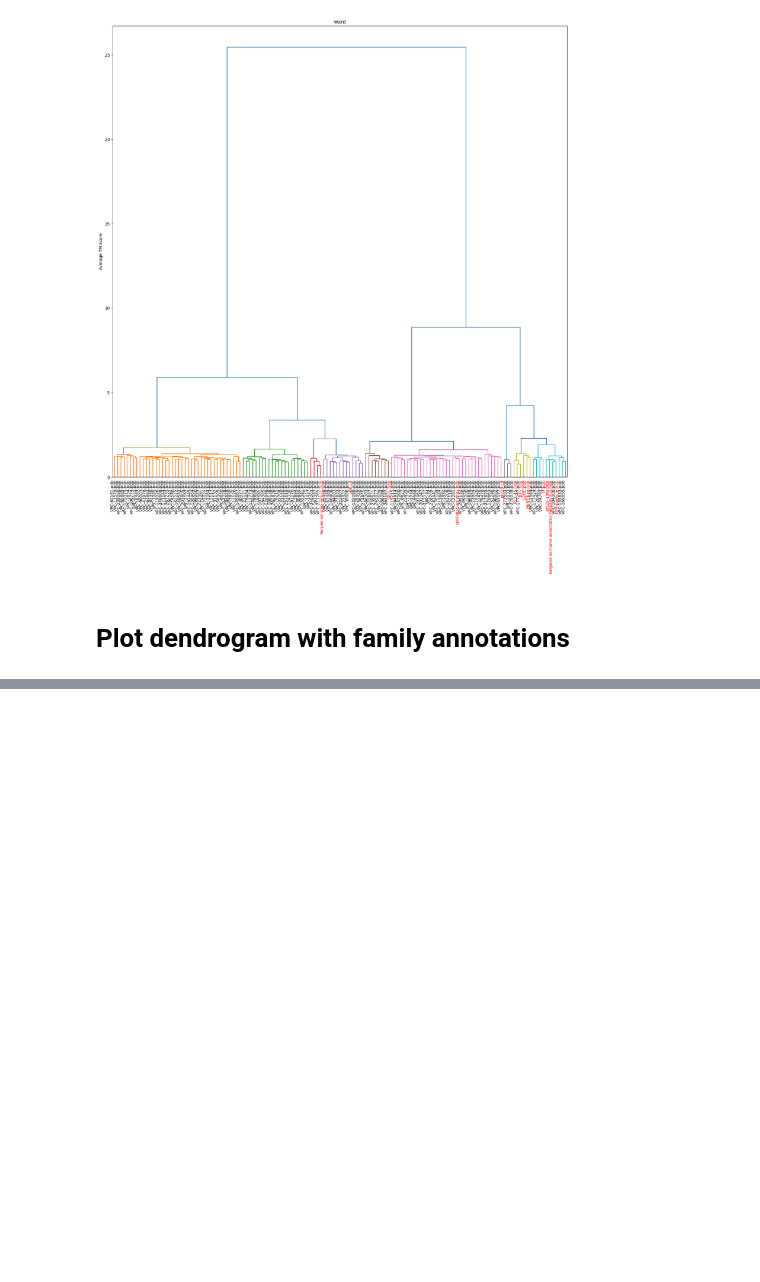
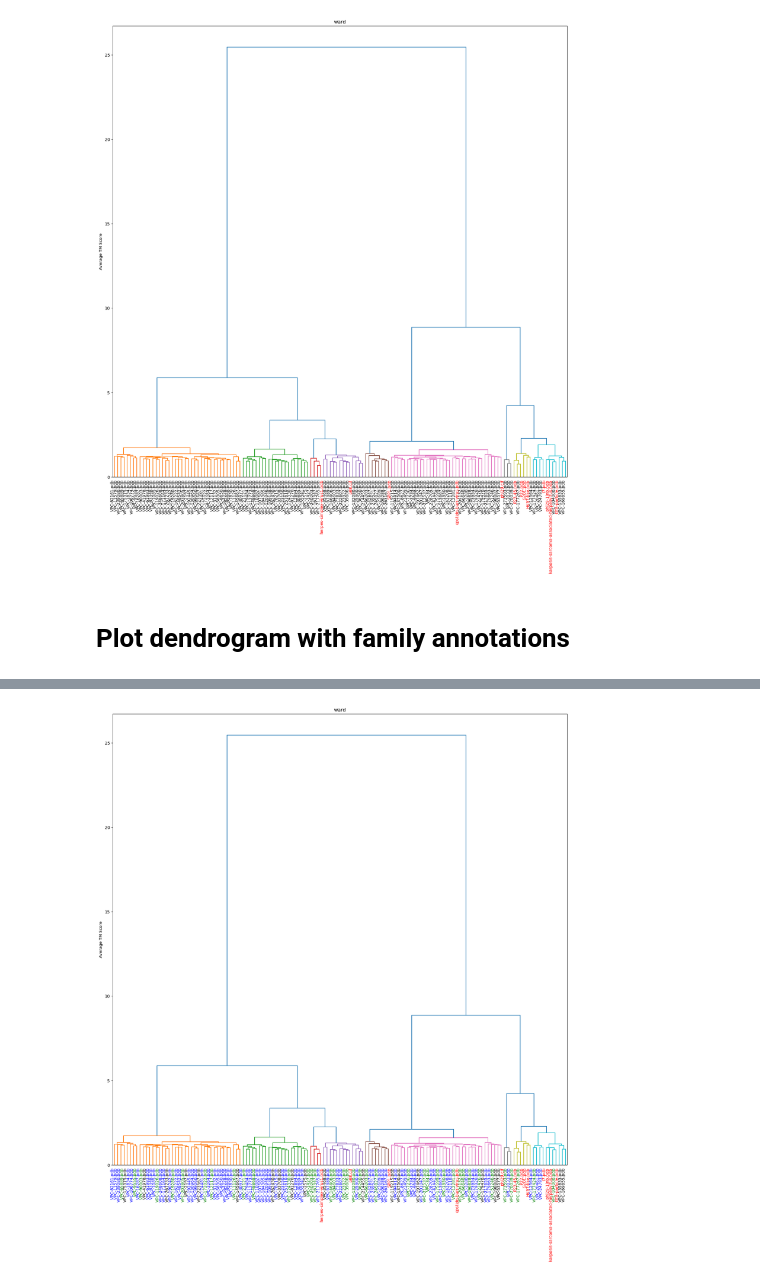
Before and after one commit to Arsuaga-Vazquez-Lab/MGV-connector-protein, a Jupyter notebook: tree/demo.ipynb, the cells around one changed output, grey strips where cells are left out. Drawn from its saved outputs; the diff is of its cells as text; code cells hidden in the pictures; blank space fills up the shorter version.

```diff
--- a/tree/demo.ipynb
+++ b/tree/demo.ipynb
@@ -108,6 +108,8 @@ tree, dist_matrix, out = tree(aln_file, "ward")
 # %% [output]
 [figure]
 # %%
+import regex as re
+
 def get_most_common(dendro, full_dendro):
     full_leaves = full_dendro["ivl"]
     leaves = dendro["ivl"]
@@ -121,13 +123,17 @@ def get_most_common(dendro, full_dendro):
             count += 1
         else:
             out[l] = []
+    ind = 0
     for i in out.keys():
         if "(" in i:
             num = int(re.findall('\d+', i)[0]) # number of leaves that have been merged
             for j in range(0, num):
-                out[i].append(full_leaves.pop(j))
+                out[i].append(full_leaves[ind])
+                ind += 1
+        else:
+            ind += 1
     family = pd.read_csv("vpc_family.csv")
-    family = family[["VPC", "ictv_family"]]
+    family = family[["VPC", "ictv_family"]].dropna()
     # count occurences of each unique item in "ictv_family"
     family = family.set_index("VPC")
     family_dict = family.to_dict()["ictv_family"]
@@ -136,11 +142,15 @@ def get_most_common(dendro, full_dendro):
     out_family = {}
     for key, value in out.items():
         if "VPC" in key:
-            out_family[key] = family_dict[re.findall(r"VPC-\d+", key)[0]]
+            try:
+                out_family[key] = family_dict[re.findall(r"VPC-\d+", key)[0]]
+            except:
+                pass
         else:
             out_family[key] = []
             for i in value:
-                out_family[key].append(family_dict[i.split(".")[0]])
+                try: out_family[key].append(family_dict[i.split(".")[0]])
+                except: pass
             out_family[key] = pd.Series(out_family[key]).value_counts().to_dict()
 
 
@@ -151,11 +161,11 @@ def get_most_common(dendro, full_dendro):
             most_common[key] = value
         else:
             if value == {}:
-                most_common[key] = "nan"
+                most_common[key] = "unknown"
             else:
                 keymax = max(zip(value.values(), value.keys()))[1]
                 most_common[key] = keymax
-    return out, out_family, most_common
+    return out, family_dict, out_family, most_common
 # %% [markdown]
 # Plot dendrogram with family annotations
 # %%
@@ -262,0 +231,5 @@ plt.show()
+# %%
+# Full
+plot_dendrogram(dist_matrix)
+# %% [output]
+[figure, added]
```
Also changed, not shown: parts of 3 cells of this notebook, 13 other files.
